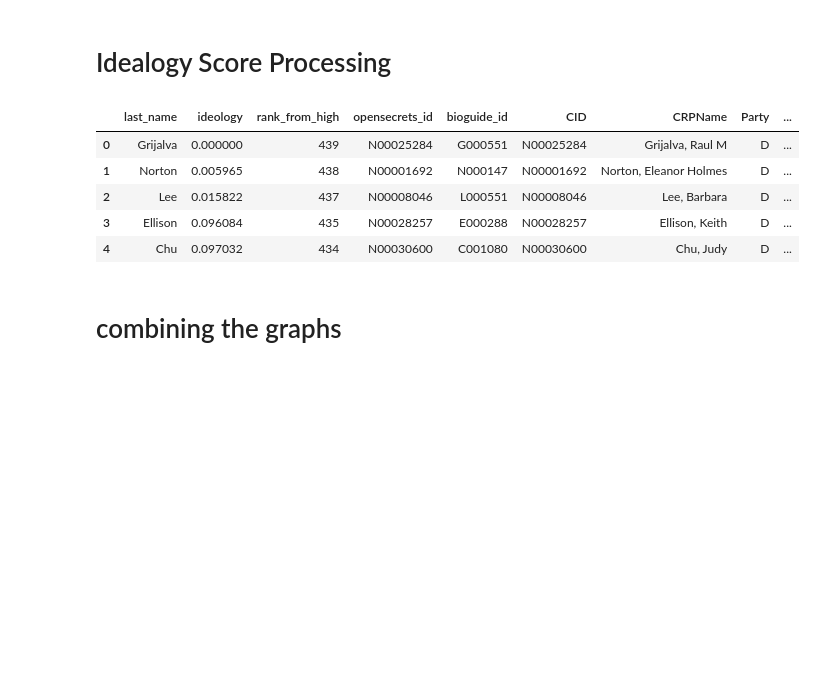
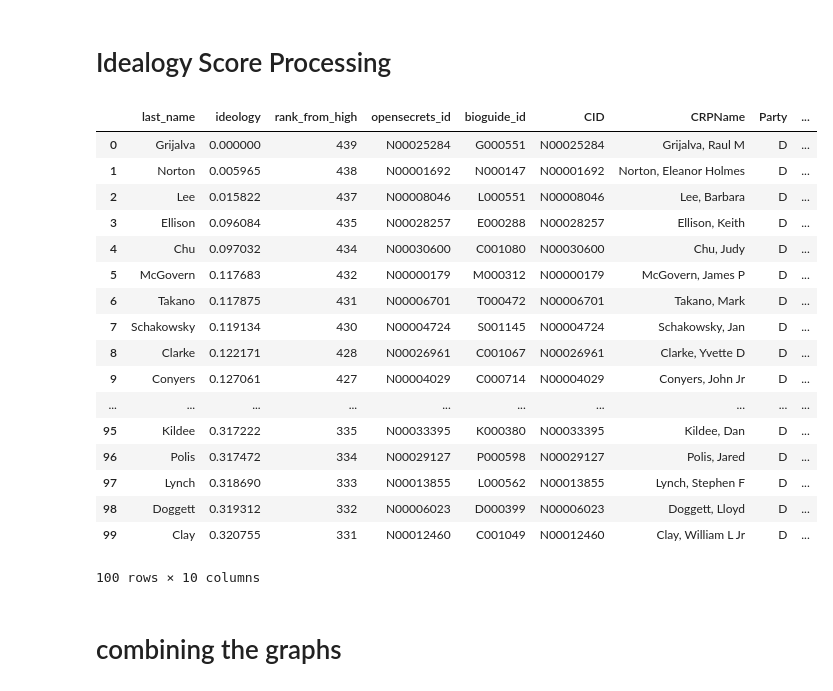
Before and after one commit to PoliticalComputerScience/CampaignFinance, a Jupyter notebook: PolarityVSmallDonations/Cvp.ipynb, the cells around one changed output. Drawn from its saved outputs; the diff is of its cells as text; code cells hidden in the pictures; blank space fills up the shorter version.

```diff
--- a/PolarityVSmallDonations/Cvp.ipynb
+++ b/PolarityVSmallDonations/Cvp.ipynb
@@ -120,26 +132,41 @@ candidatesum[0:5]
 # %%
 isdata = pd.read_csv('idealogyscore2016.csv')
 
 stitching= pd.read_csv('legislators-current.csv')
 
 
 # finding unique FECC ids from various files to merge with main candidate info graph
 #bioguide_id with opensecrets_id
 b =pd.merge(isdata, stitching, on='bioguide_id', how='inner')
 ab = b[['last_name','ideology','rank_from_high','opensecrets_id','bioguide_id']]
 
 #opensecrets
 stitching= pd.read_csv('IDstitching.csv')
+
+
+
 polarity = pd.merge(ab, stitching, left_on='opensecrets_id', right_on='CID', how='inner')
 
-polarity[0:5]
+polarity[0:100]
 # %% [output]
 |  | last_name | ideology | rank_from_high | opensecrets_id | bioguide_id | CID | CRPName | Party | ... |
 | 0 | Grijalva | 0.000000 | 439 | N00025284 | G000551 | N00025284 | Grijalva, Raul M | D | ... |
 | 1 | Norton | 0.005965 | 438 | N00001692 | N000147 | N00001692 | Norton, Eleanor Holmes | D | ... |
 | 2 | Lee | 0.015822 | 437 | N00008046 | L000551 | N00008046 | Lee, Barbara | D | ... |
 | 3 | Ellison | 0.096084 | 435 | N00028257 | E000288 | N00028257 | Ellison, Keith | D | ... |
 | 4 | Chu | 0.097032 | 434 | N00030600 | C001080 | N00030600 | Chu, Judy | D | ... |
+| 5 | McGovern | 0.117683 | 432 | N00000179 | M000312 | N00000179 | McGovern, James P | D | ... |
+| 6 | Takano | 0.117875 | 431 | N00006701 | T000472 | N00006701 | Takano, Mark | D | ... |
+| 7 | Schakowsky | 0.119134 | 430 | N00004724 | S001145 | N00004724 | Schakowsky, Jan | D | ... |
+| 8 | Clarke | 0.122171 | 428 | N00026961 | C001067 | N00026961 | Clarke, Yvette D | D | ... |
+| 9 | Conyers | 0.127061 | 427 | N00004029 | C000714 | N00004029 | Conyers, John Jr | D | ... |
+| ... | ... | ... | ... | ... | ... | ... | ... | ... | ... |
+| 95 | Kildee | 0.317222 | 335 | N00033395 | K000380 | N00033395 | Kildee, Dan | D | ... |
+| 96 | Polis | 0.317472 | 334 | N00029127 | P000598 | N00029127 | Polis, Jared | D | ... |
+| 97 | Lynch | 0.318690 | 333 | N00013855 | L000562 | N00013855 | Lynch, Stephen F | D | ... |
+| 98 | Doggett | 0.319312 | 332 | N00006023 | D000399 | N00006023 | Doggett, Lloyd | D | ... |
+| 99 | Clay | 0.320755 | 331 | N00012460 | C001049 | N00012460 | Clay, William L Jr | D | ... |
+100 rows × 10 columns
 # %% [markdown]
 # combining the graphs
 # %%
```
Also changed, not shown: parts of 2 cells of this notebook.
